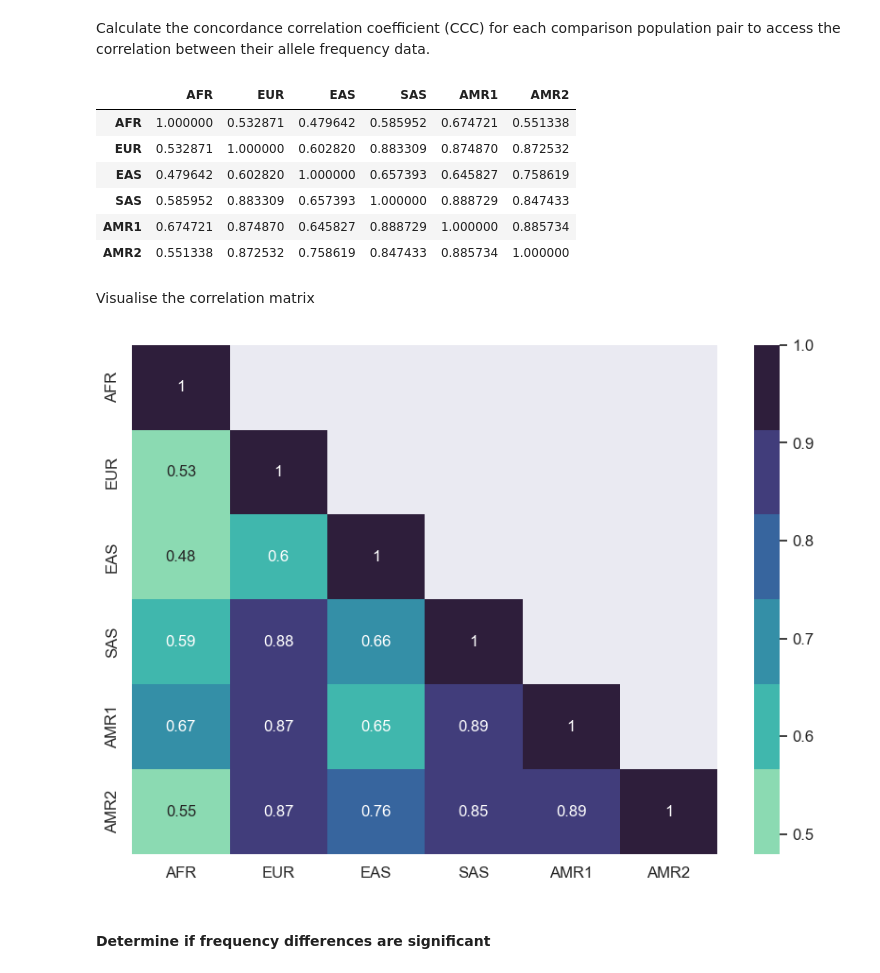
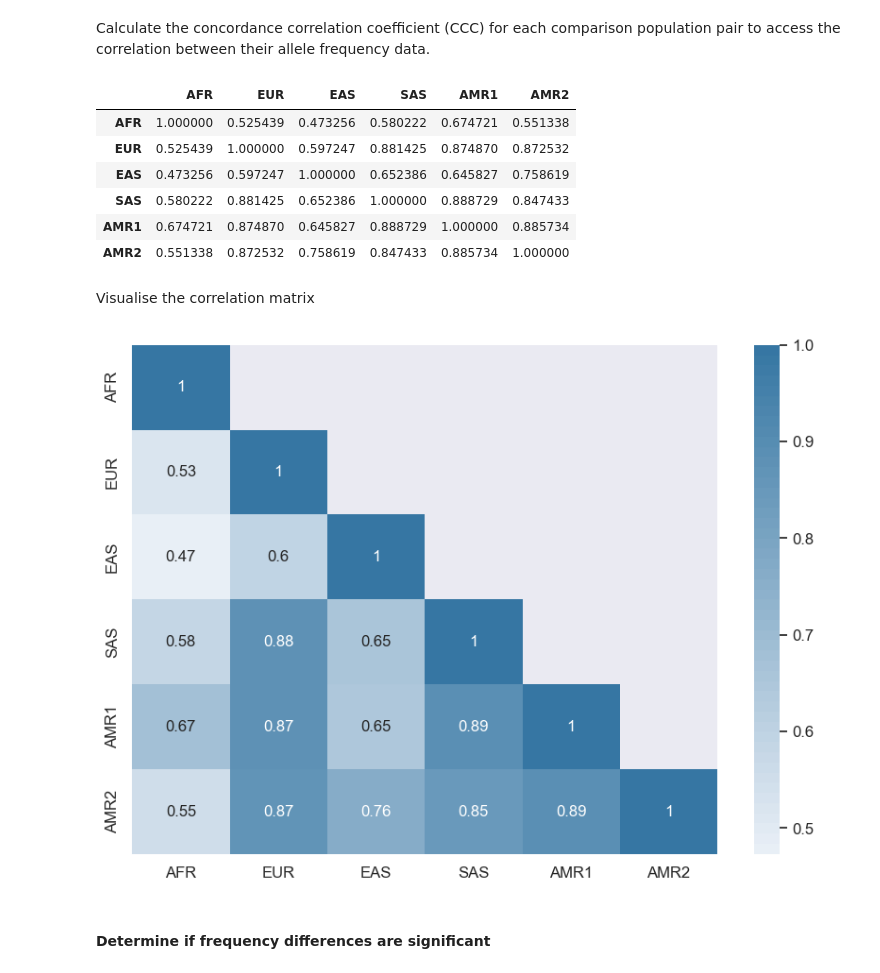
Before and after one commit to MeganHolborn/Genetic_data_analysis, a Jupyter notebook: Notebooks/Analysis_and_Visualisation/5-Variant_frequency_comparisons.ipynb, the cells around one changed output. Drawn from its saved outputs; the diff is of its cells as text; code cells hidden in the pictures.

```diff
--- a/Notebooks/Analysis_and_Visualisation/5-Variant_frequency_comparisons.ipynb
+++ b/Notebooks/Analysis_and_Visualisation/5-Variant_frequency_comparisons.ipynb
@@ -242,8 +238,19 @@ plt.rc("figure", titlesize=constants.BIGGER_FONT)  # fontsize of the figure titl
 mask = np.triu(np.ones_like(frequency_correlation_matrix, dtype=bool))
 np.fill_diagonal(mask, False)
 
+# Create a custom color palette
+
+pos = [0.0,1.0]
+
+colors=['#ECF1F8','#3274A1']
+
+cmap = LinearSegmentedColormap.from_list("", list(zip(pos, colors)))
+register_cmap("c_cmap8", cmap)
+
+palette= sns.color_palette("c_cmap8",n_colors=50)
+
 # Construct a heatmap to visualise the correlation matrix. Apply the mask.
-sns.heatmap(frequency_correlation_matrix, annot=True, mask=mask, cmap=sns.color_palette("mako_r"))
+sns.heatmap(frequency_correlation_matrix, annot=True, mask=mask, cmap=palette)
 
 plt.savefig(
     "..\Results\Figures\Variant_frequency_correlation_plot_ethnolinguistic_comparison.png",
@@ -349,15 +356,8 @@ ih_alfa_frequencies[(ih_alfa_frequencies["IH_Recent African_ALT_AF"] != 0)].ID.n
 6393
 # %% [markdown]
 Remove rows with alt allele frequencies of 0. We only want to include variants that are present in all comparison populations.
-# %%
-ih_alfa_frequencies = ih_alfa_frequencies[
-    (ih_alfa_frequencies["IH_Recent African_ALT_AF"] != 0)
-    & (ih_alfa_frequencies["ALFA_Latin American 1_ALT_AF"] != 0)
-    & (ih_alfa_frequencies["ALFA_Latin American 2_ALT_AF"] != 0)
-    & (ih_alfa_frequencies["ALFA_European_ALT_AF"] != 0)
-    & (ih_alfa_frequencies["ALFA_East Asian_ALT_AF"] != 0)
-    & (ih_alfa_frequencies["ALFA_South Asian_ALT_AF"] != 0)
-]
+# %%
+ih_alfa_frequencies = ih_alfa_frequencies.replace(0, np.NaN).dropna()
 # %% [markdown]
 How many variants are present in all the populations?
 # %%
@@ -442,10 +442,10 @@ frequency_correlation_matrix.rename(columns={"IH_Recent African_ALT_AF":"AFR", "
 frequency_correlation_matrix
 # %% [output]
 |  | AFR | EUR | EAS | SAS | AMR1 | AMR2 |
-| AFR | 1.000000 | 0.532871 | 0.479642 | 0.585952 | 0.674721 | 0.551338 |
-| EUR | 0.532871 | 1.000000 | 0.602820 | 0.883309 | 0.874870 | 0.872532 |
-| EAS | 0.479642 | 0.602820 | 1.000000 | 0.657393 | 0.645827 | 0.758619 |
-| SAS | 0.585952 | 0.883309 | 0.657393 | 1.000000 | 0.888729 | 0.847433 |
+| AFR | 1.000000 | 0.525439 | 0.473256 | 0.580222 | 0.674721 | 0.551338 |
+| EUR | 0.525439 | 1.000000 | 0.597247 | 0.881425 | 0.874870 | 0.872532 |
+| EAS | 0.473256 | 0.597247 | 1.000000 | 0.652386 | 0.645827 | 0.758619 |
+| SAS | 0.580222 | 0.881425 | 0.652386 | 1.000000 | 0.888729 | 0.847433 |
 | AMR1 | 0.674721 | 0.874870 | 0.645827 | 0.888729 | 1.000000 | 0.885734 |
 | AMR2 | 0.551338 | 0.872532 | 0.758619 | 0.847433 | 0.885734 | 1.000000 |
 # %% [markdown]
@@ -453,20 +453,20 @@ Visualise the correlation matrix
 # %%
 # Create a mask to remove the upper half of the correlation matrix, as it is simply a reflection of the lower half of the matrix
 mask = np.triu(np.ones_like(frequency_correlation_matrix, dtype=bool))
 np.fill_diagonal(mask, False)
 
 # Construct a heatmap to visualise the correlation matrix. Apply the mask.
-sns.heatmap(frequency_correlation_matrix, annot=True, mask=mask, cmap=sns.color_palette("mako_r"))
+sns.heatmap(frequency_correlation_matrix, annot=True, mask=mask, cmap=palette)
 
 plt.savefig(
     "..\Results\Figures\Variant_frequency_correlation_plot_AFR_vs_GLOBAL.png",
     dpi=1200,
     bbox_inches="tight",
 )
 
 plt.show()
 # %% [output]
-[figure, old version]
+[figure, new version]
 # %% [markdown]
 #### Determine if frequency differences are significant
 # %% [markdown]
```
Also changed, not shown: parts of 19 cells of this notebook, 23 other files.
